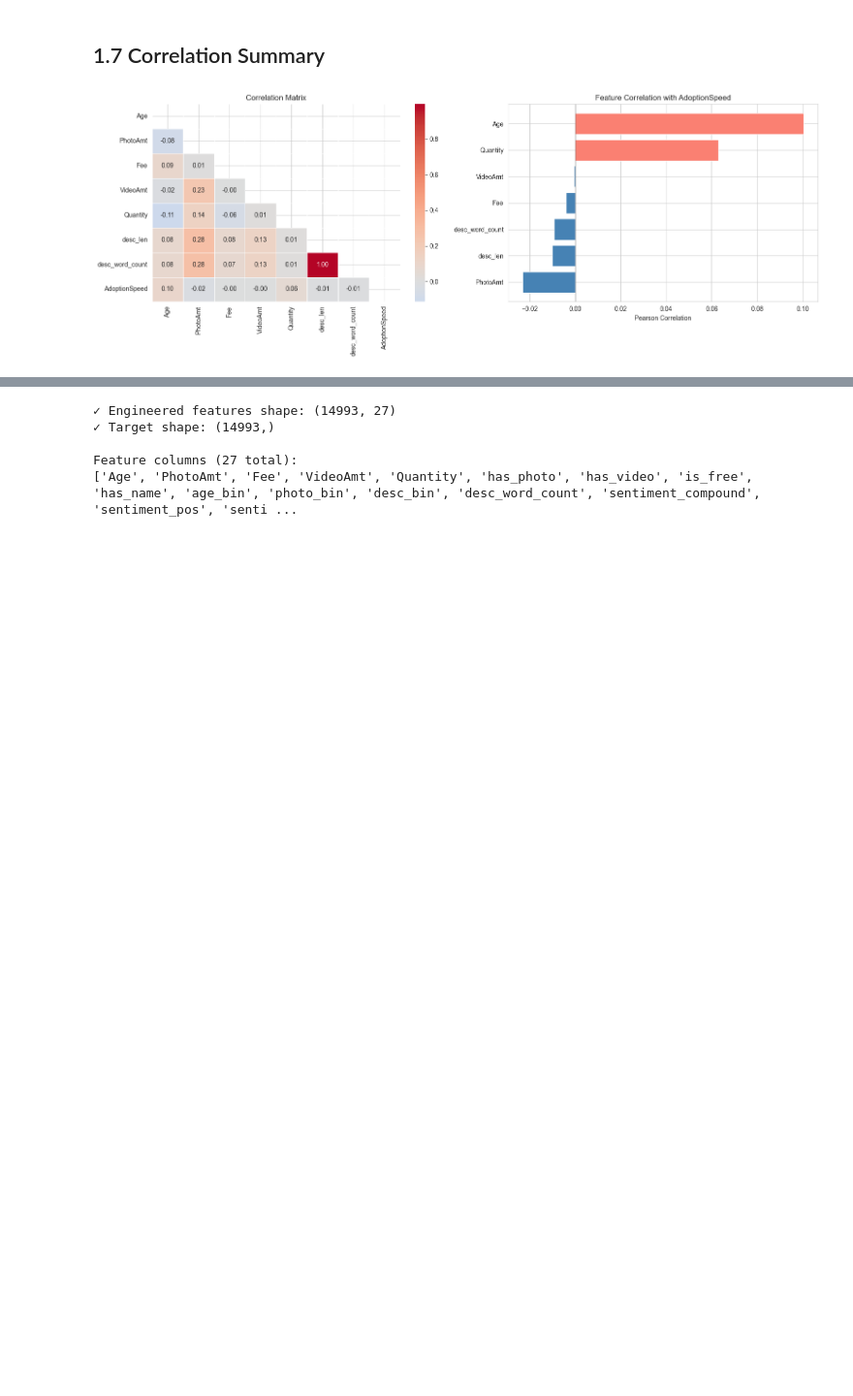
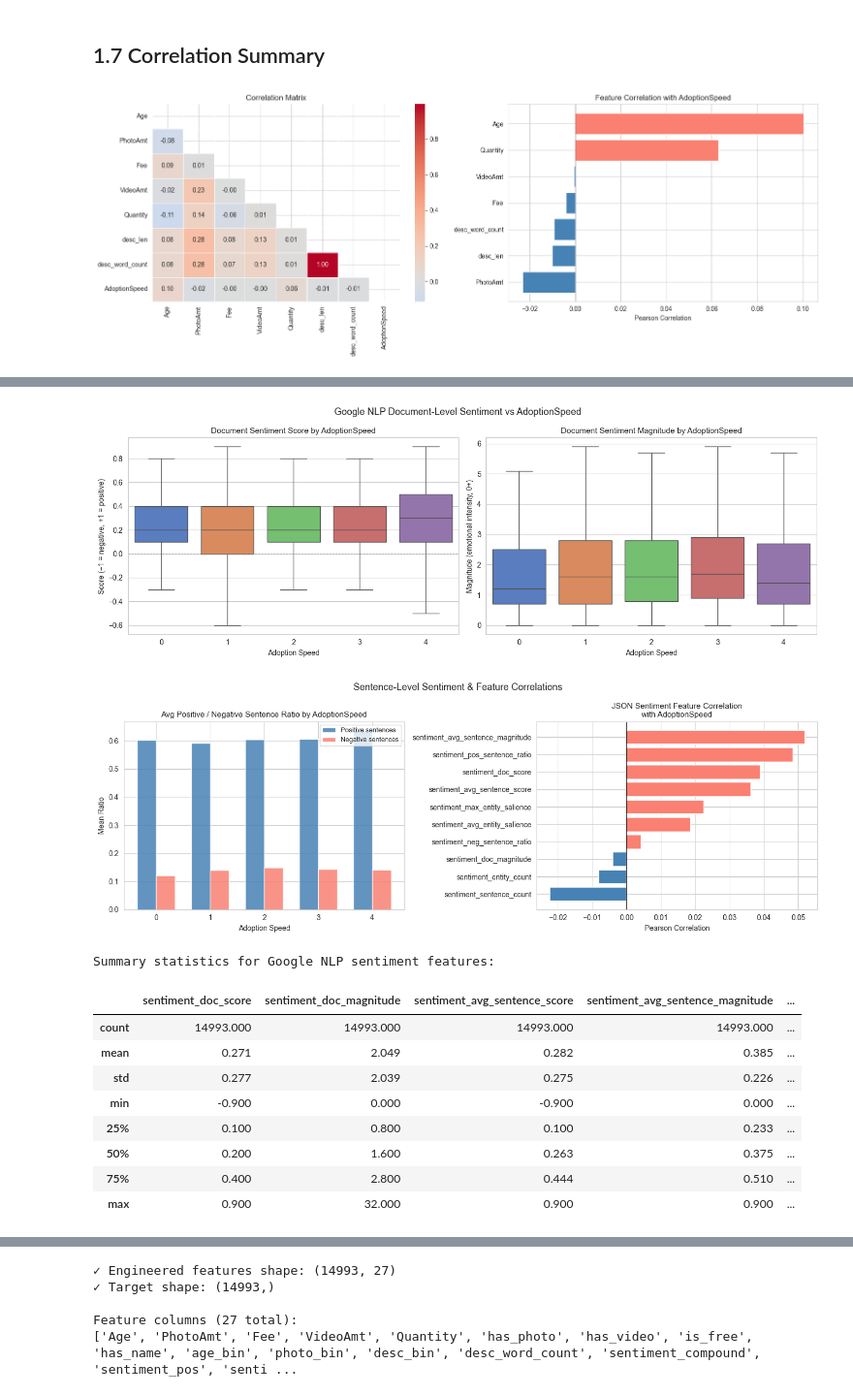
Before and after one commit to SimonGithub00/AdoptSense---Pet-Adoption-Prediction, a Jupyter notebook: src/petadoption_run.ipynb, the cells around one changed output, grey strips where cells are left out. Shown at 97% size. Saved outputs shown, nothing was run; the diff lists cells and outputs as text; code cells hidden in the pictures; blank space fills up the shorter version.

```diff
--- a/src/petadoption_run.ipynb
+++ b/src/petadoption_run.ipynb
@@ -620 +679,68 @@ plt.show()
+# %%
+from src.features_sentiment import SENTIMENT_FEATURE_COLS
+
+# --- Document-level sentiment score and magnitude by AdoptionSpeed ---
+fig, axes = plt.subplots(1, 2, figsize=(14, 5))
+
+sns.boxplot(x='AdoptionSpeed', y='sentiment_doc_score', data=df,
+            ax=axes[0], palette='muted', showfliers=False)
+axes[0].axhline(0, color='grey', linestyle='--', linewidth=0.8)
+axes[0].set_title('Document Sentiment Score by AdoptionSpeed', fontsize=11)
+axes[0].set_xlabel('Adoption Speed')
+axes[0].set_ylabel('Score (−1 = negative, +1 = positive)')
+
+sns.boxplot(x='AdoptionSpeed', y='sentiment_doc_magnitude', data=df,
+            ax=axes[1], palette='muted', showfliers=False)
+axes[1].set_title('Document Sentiment Magnitude by AdoptionSpeed', fontsize=11)
+axes[1].set_xlabel('Adoption Speed')
+axes[1].set_ylabel('Magnitude (emotional intensity, 0+)')
+
+plt.suptitle('Google NLP Document-Level Sentiment vs AdoptionSpeed', fontsize=13)
+plt.tight_layout()
+plt.show()
+
+# --- Positive / negative sentence ratio and feature correlations ---
+fig, axes = plt.subplots(1, 2, figsize=(14, 5))
+
+ratio_data = df.groupby('AdoptionSpeed')[
+    ['sentiment_pos_sentence_ratio', 'sentiment_neg_sentence_ratio']
+].mean()
+ratio_data.plot(kind='bar', ax=axes[0], color=['steelblue', 'salmon'], alpha=0.85, width=0.7)
+axes[0].set_title('Avg Positive / Negative Sentence Ratio by AdoptionSpeed', fontsize=11)
+axes[0].set_xlabel('Adoption Speed')
+axes[0].set_ylabel('Mean Ratio')
+axes[0].legend(['Positive sentences', 'Negative sentences'], fontsize=9)
+axes[0].tick_params(axis='x', rotation=0)
+
+sent_corr = (
+    df[SENTIMENT_FEATURE_COLS + ['AdoptionSpeed']]
+    .corr()['AdoptionSpeed']
+    .drop('AdoptionSpeed')
+    .sort_values()
+)
+colors = ['salmon' if x > 0 else 'steelblue' for x in sent_corr]
+axes[1].barh(sent_corr.index, sent_corr.values, color=colors)
+axes[1].axvline(0, color='black', linewidth=0.8)
+axes[1].set_title('JSON Sentiment Feature Correlation\nwith AdoptionSpeed', fontsize=11)
+axes[1].set_xlabel('Pearson Correlation')
+
+plt.suptitle('Sentence-Level Sentiment & Feature Correlations', fontsize=13)
+plt.tight_layout()
+plt.show()
+
+print("Summary statistics for Google NLP sentiment features:")
+df[SENTIMENT_FEATURE_COLS].describe().round(3)
+# %% [output]
+[figure, added]
+[figure, added]
+Summary statistics for Google NLP sentiment features:
+|  | sentiment_doc_score | sentiment_doc_magnitude | sentiment_avg_sentence_score | sentiment_avg_sentence_magnitude | ... |
+| count | 14993.000 | 14993.000 | 14993.000 | 14993.000 | ... |
+| mean | 0.271 | 2.049 | 0.282 | 0.385 | ... |
+| std | 0.277 | 2.039 | 0.275 | 0.226 | ... |
+| min | -0.900 | 0.000 | -0.900 | 0.000 | ... |
+| 25% | 0.100 | 0.800 | 0.100 | 0.233 | ... |
+| 50% | 0.200 | 1.600 | 0.263 | 0.375 | ... |
+| 75% | 0.400 | 2.800 | 0.444 | 0.510 | ... |
+| max | 0.900 | 32.000 | 0.900 | 0.900 | ... |
 # %% [markdown]
```
Also changed, not shown: parts of 24 cells of this notebook, 1 other file.
